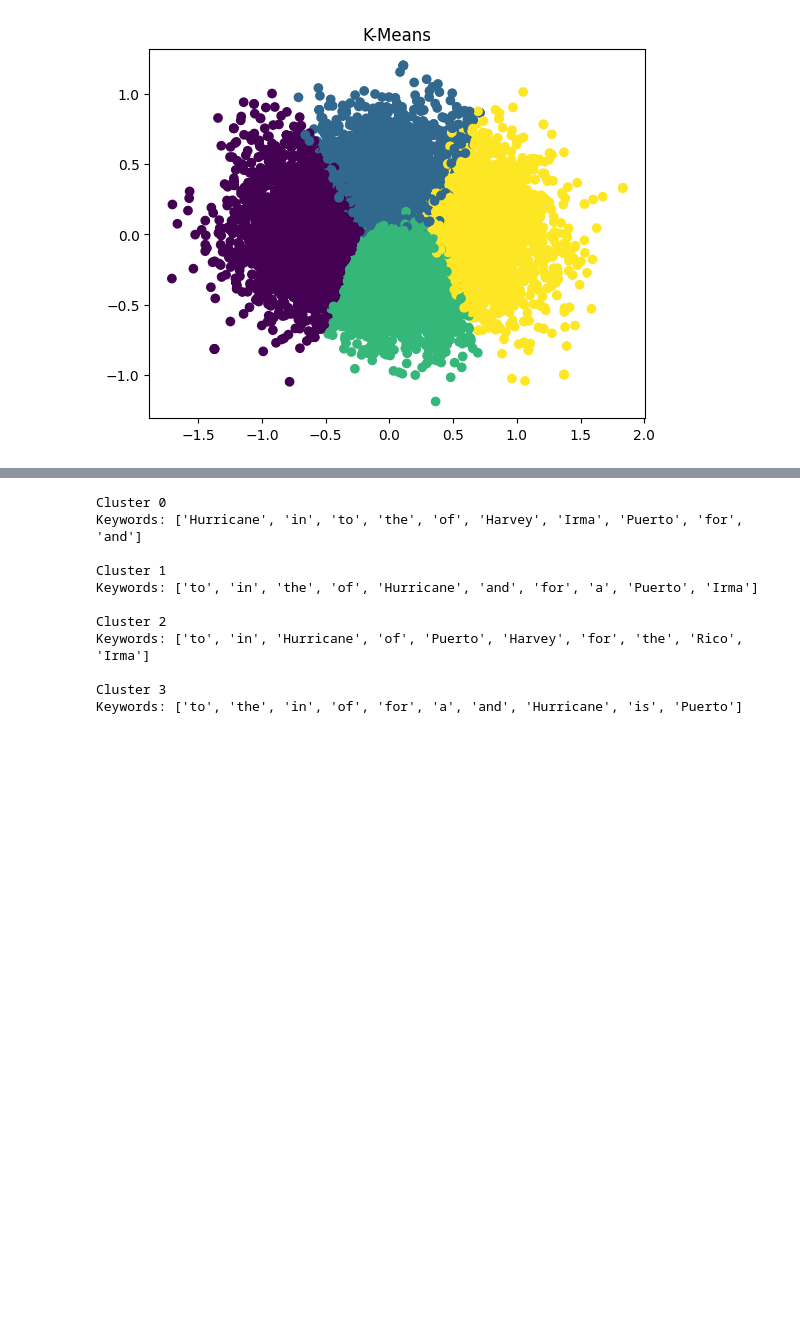
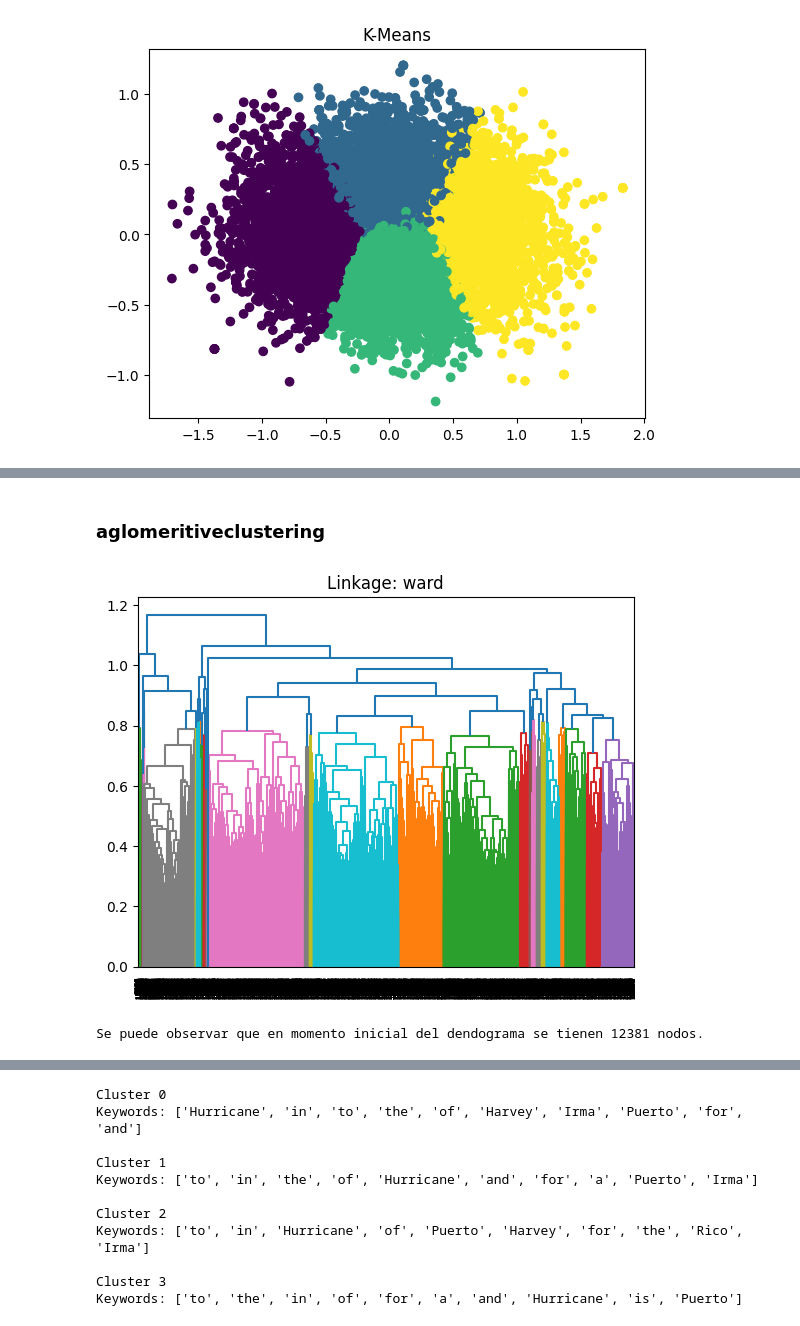
Before and after one commit to Stevennns/Proyecto-Mineria-de-datos-2023-1, a Jupyter notebook: clustering.ipynb, the cells around one changed output, grey strips where cells are left out. Cells and saved outputs as stored; diff of their text form; code cells hidden in the pictures; blank space fills up the shorter version.

```diff
--- a/magnitud.ipynb
+++ b/clustering.ipynb
@@ -539,0 +715,24 @@ plt.show()
+# %% [markdown]
+### aglomeritiveclustering
+# %%
+from scipy.cluster.hierarchy import dendrogram, linkage
+
+Z = linkage(X_train_embeddings, 'complete', metric='cosine')
+dn = dendrogram(Z)
+
+plt.title("Linkage: ward")
+plt.axhline(y=200, color='r')
+plt.show()
+# %% [output]
+[figure, added]
+# %%
+from sklearn.cluster import AgglomerativeClustering
+
+complete_all = AgglomerativeClustering(linkage="complete",
+                                       metric='cosine',
+                                       n_clusters=None,
+                                       distance_threshold=0).fit(X_train_embeddings)
+
+print(f"Se puede observar que en momento inicial del dendograma se tienen {complete_all.n_clusters_} nodos.\n")
+# %% [output]
+Se puede observar que en momento inicial del dendograma se tienen 12381 nodos.
```
Also changed, not shown: parts of 24 cells of this notebook, 2 other files.
